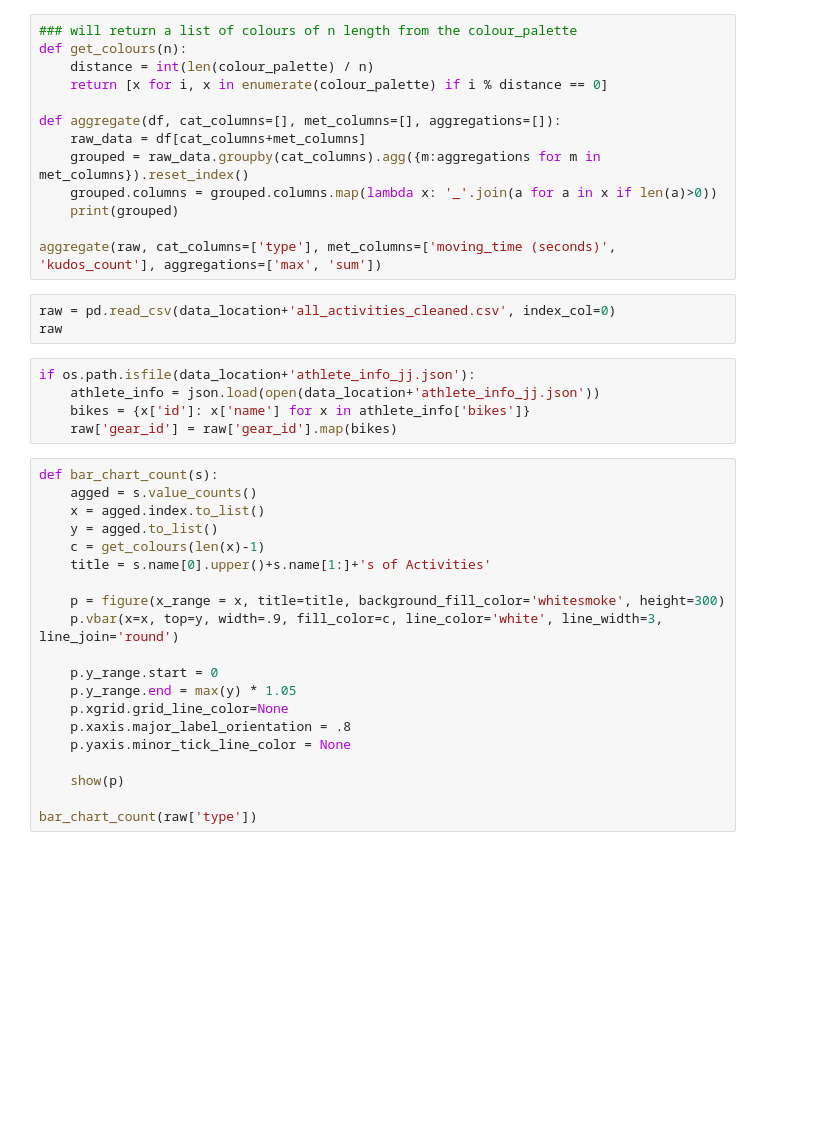
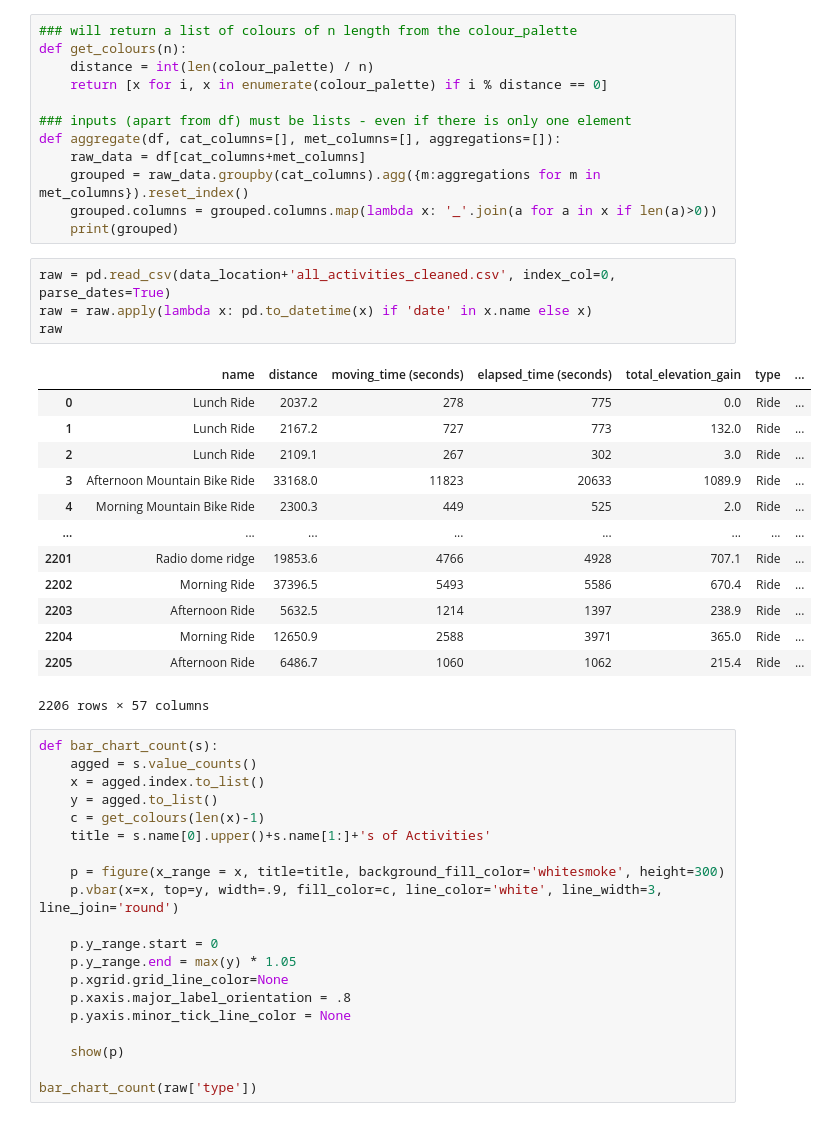
Before and after one commit to jacksojo/Custom-Strava-Heatmap, a Jupyter notebook: exploring_data.ipynb, the cells around one changed output. Saved outputs shown, nothing was run; the diff lists cells and outputs as text; blank space fills up the shorter version.

Commit message:
added datetime conversion

```diff
--- a/exploring_data.ipynb
+++ b/exploring_data.ipynb
@@ -24,21 +27,30 @@ def get_colours(n):
     distance = int(len(colour_palette) / n)
     return [x for i, x in enumerate(colour_palette) if i % distance == 0]
 
+### inputs (apart from df) must be lists - even if there is only one element
 def aggregate(df, cat_columns=[], met_columns=[], aggregations=[]):
     raw_data = df[cat_columns+met_columns]
     grouped = raw_data.groupby(cat_columns).agg({m:aggregations for m in met_columns}).reset_index()
     grouped.columns = grouped.columns.map(lambda x: '_'.join(a for a in x if len(a)>0))
     print(grouped)
-
-aggregate(raw, cat_columns=['type'], met_columns=['moving_time (seconds)', 'kudos_count'], aggregations=['max', 'sum'])
 # %%
-raw = pd.read_csv(data_location+'all_activities_cleaned.csv', index_col=0)
+raw = pd.read_csv(data_location+'all_activities_cleaned.csv', index_col=0, parse_dates=True)
+raw = raw.apply(lambda x: pd.to_datetime(x) if 'date' in x.name else x)
 raw
+# %% [output]
+|  | name | distance | moving_time (seconds) | elapsed_time (seconds) | total_elevation_gain | type | ... |
+| 0 | Lunch Ride | 2037.2 | 278 | 775 | 0.0 | Ride | ... |
+| 1 | Lunch Ride | 2167.2 | 727 | 773 | 132.0 | Ride | ... |
+| 2 | Lunch Ride | 2109.1 | 267 | 302 | 3.0 | Ride | ... |
+| 3 | Afternoon Mountain Bike Ride | 33168.0 | 11823 | 20633 | 1089.9 | Ride | ... |
+| 4 | Morning Mountain Bike Ride | 2300.3 | 449 | 525 | 2.0 | Ride | ... |
+| ... | ... | ... | ... | ... | ... | ... | ... |
+| 2201 | Radio dome ridge | 19853.6 | 4766 | 4928 | 707.1 | Ride | ... |
+| 2202 | Morning Ride | 37396.5 | 5493 | 5586 | 670.4 | Ride | ... |
+| 2203 | Afternoon Ride | 5632.5 | 1214 | 1397 | 238.9 | Ride | ... |
+| 2204 | Morning Ride | 12650.9 | 2588 | 3971 | 365.0 | Ride | ... |
+| 2205 | Afternoon Ride | 6486.7 | 1060 | 1062 | 215.4 | Ride | ... |
+2206 rows × 57 columns
-# %%
-if os.path.isfile(data_location+'athlete_info_jj.json'):
-    athlete_info = json.load(open(data_location+'athlete_info_jj.json'))
-    bikes = {x['id']: x['name'] for x in athlete_info['bikes']}
-    raw['gear_id'] = raw['gear_id'].map(bikes)
 # %%
 def bar_chart_count(s):
     agged = s.value_counts()
```
Also changed, not shown: parts of 1 cell of this notebook.
